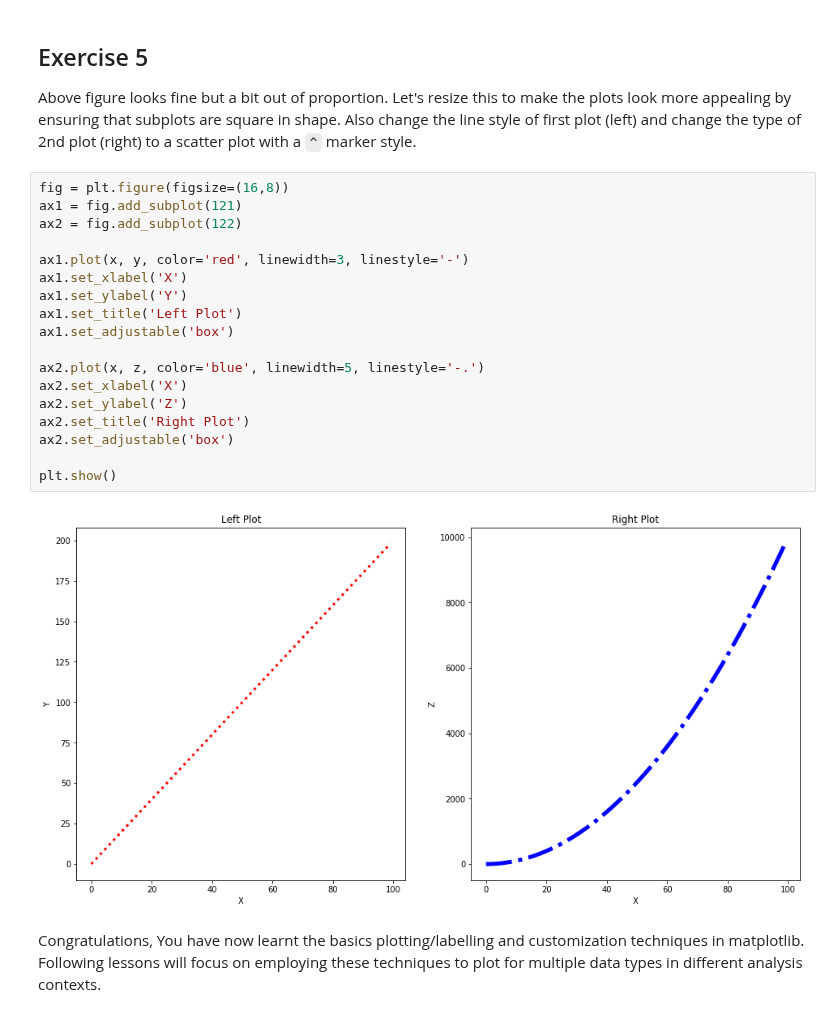
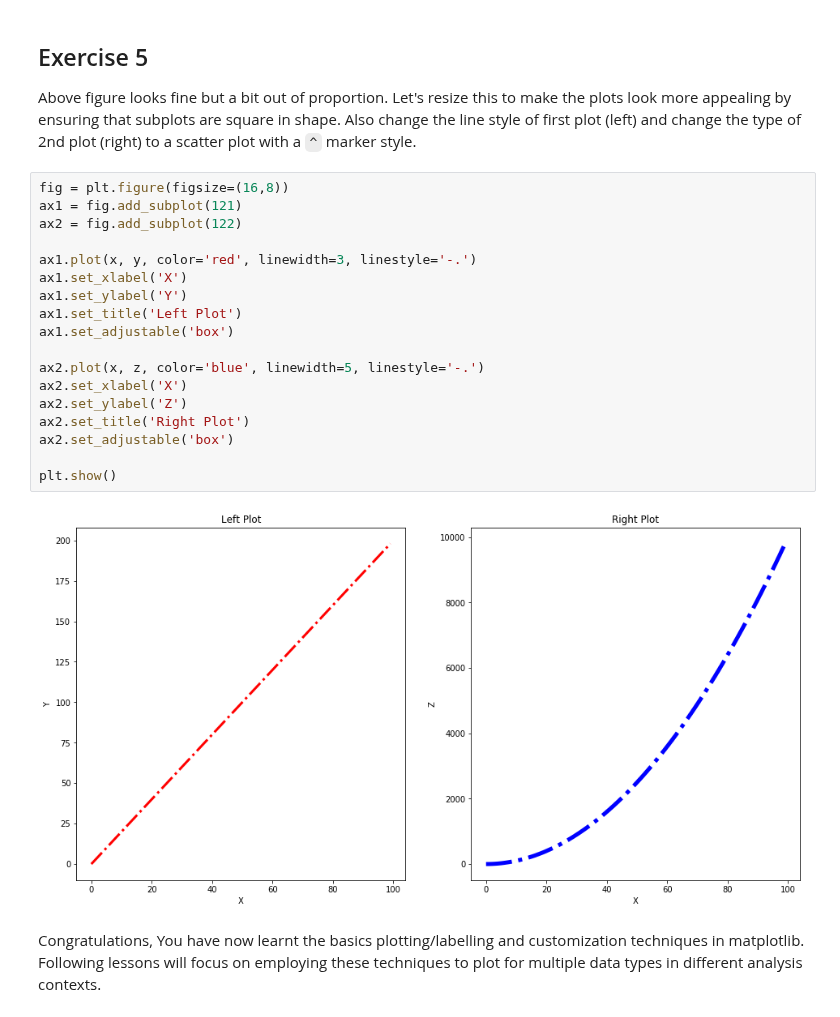
Before and after one commit to nkacoroski/dsc-1-03-13-customizing-visualizations-with-matplotlib-lab-seattle-ds-career-040119, a Jupyter notebook: index.ipynb, the cells around one changed output. Drawn from its saved outputs; the diff is of its cells as text.

```diff
--- a/index.ipynb
+++ b/index.ipynb
@@ -171,23 +171,23 @@ Above figure looks fine but a bit out of proportion. Let's resize this to make t
 # %%
 fig = plt.figure(figsize=(16,8))
 ax1 = fig.add_subplot(121)
 ax2 = fig.add_subplot(122)
 
-ax1.plot(x, y, color='red', linewidth=3, linestyle='-')
+ax1.plot(x, y, color='red', linewidth=3, linestyle='-.')
 ax1.set_xlabel('X')
 ax1.set_ylabel('Y')
 ax1.set_title('Left Plot')
 ax1.set_adjustable('box')
 
 ax2.plot(x, z, color='blue', linewidth=5, linestyle='-.')
 ax2.set_xlabel('X')
 ax2.set_ylabel('Z')
 ax2.set_title('Right Plot')
 ax2.set_adjustable('box')
 
 plt.show()
 # %% [output]
-[figure, old version]
+[figure, new version]
 # %% [markdown]
 Congratulations, You have now learnt the basics plotting/labelling and customization techniques in matplotlib. Following lessons will focus on employing these techniques to plot for multiple data types in different analysis contexts.
 # %% [markdown]
```
